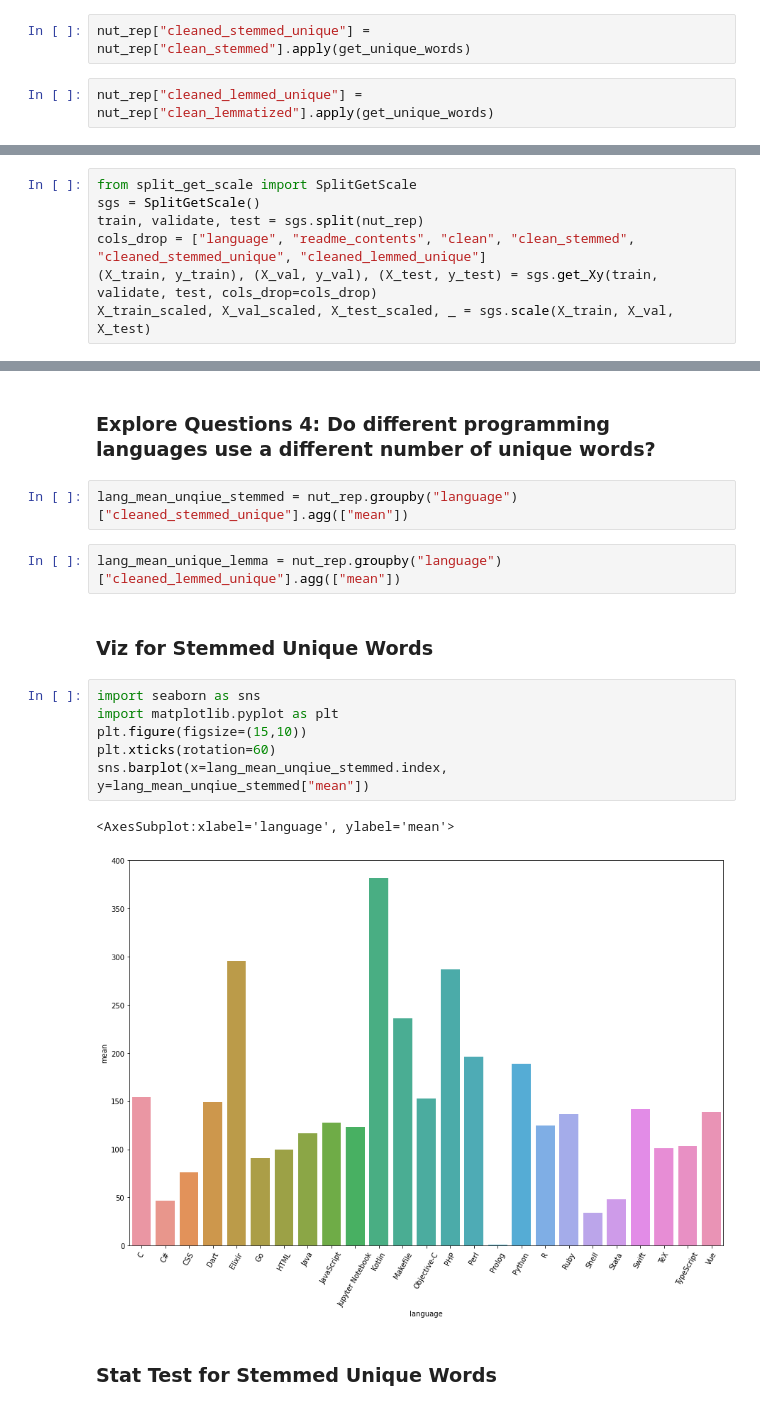
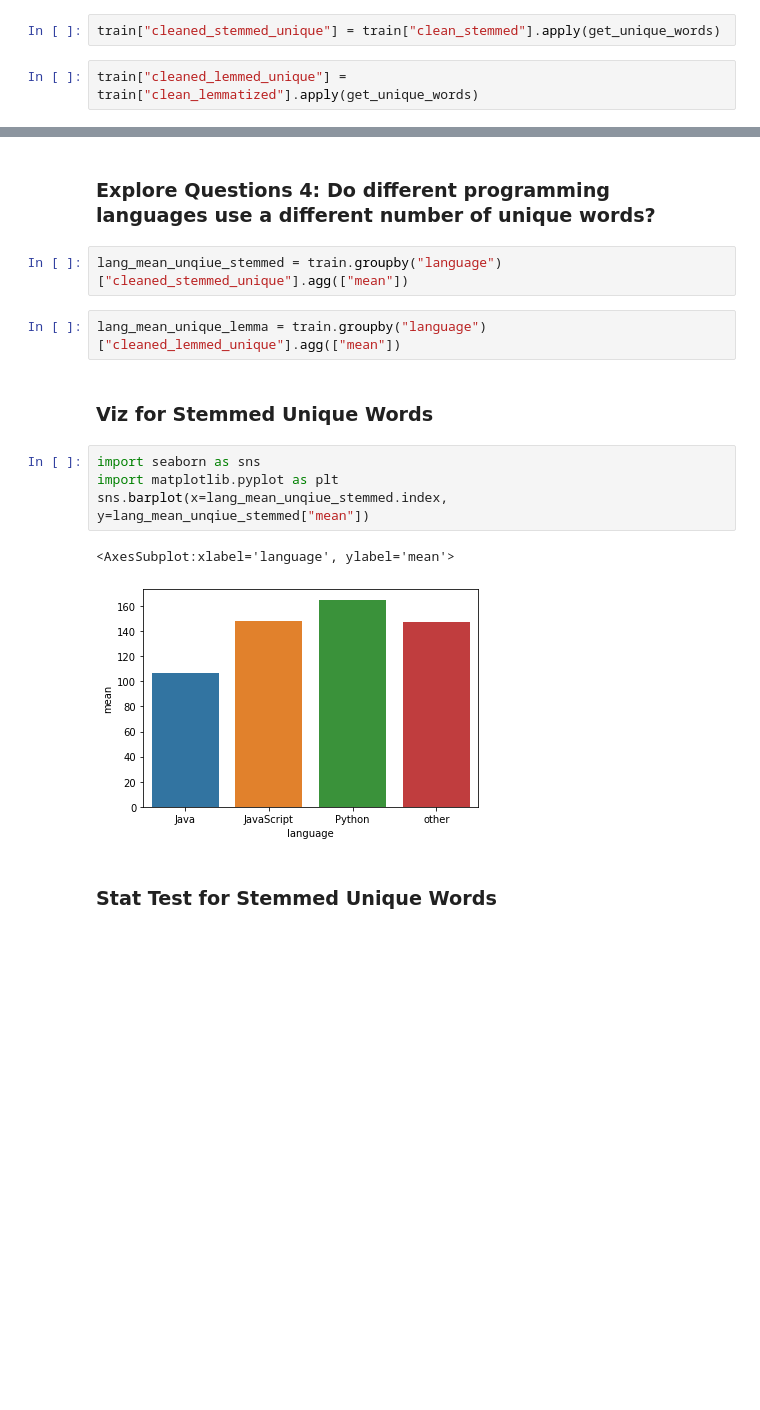
Before and after one commit to Christian-Kristine-Kan-Scott/nlp_project, a Jupyter notebook: scotts_notebook.ipynb, the cells around one changed output, grey strips where cells are left out. Cells and saved outputs as stored; diff of their text form; blank space fills up the shorter version.

```diff
--- a/scotts_notebook.ipynb
+++ b/scotts_notebook.ipynb
@@ -76,6 +90,6 @@ def get_unique_words(string):
     num_unique_words = len(set(string.split()))
     return num_unique_words
 # %%
-nut_rep["cleaned_stemmed_unique"] = nut_rep["clean_stemmed"].apply(get_unique_words)
+train["cleaned_stemmed_unique"] = train["clean_stemmed"].apply(get_unique_words)
 # %%
-nut_rep["cleaned_lemmed_unique"] = nut_rep["clean_lemmatized"].apply(get_unique_words)
+train["cleaned_lemmed_unique"] = train["clean_lemmatized"].apply(get_unique_words)
@@ -107,7 +102,0 @@ nut_rep
-# %%
-from split_get_scale import SplitGetScale
-sgs = SplitGetScale()
-train, validate, test = sgs.split(nut_rep)
-cols_drop = ["language", "readme_contents", "clean", "clean_stemmed", "cleaned_stemmed_unique", "cleaned_lemmed_unique"]
-(X_train, y_train), (X_val, y_val), (X_test, y_test) = sgs.get_Xy(train, validate, test, cols_drop=cols_drop)
-X_train_scaled, X_val_scaled, X_test_scaled, _ = sgs.scale(X_train, X_val, X_test)
@@ -125,19 +112,17 @@ ValueError: could not convert string to float: 'foodscanner free open food analy
 # %% [markdown]
 ### Explore Questions 4: Do different programming languages use a different number of unique words?
 # %%
-lang_mean_unqiue_stemmed = nut_rep.groupby("language")["cleaned_stemmed_unique"].agg(["mean"])
+lang_mean_unqiue_stemmed = train.groupby("language")["cleaned_stemmed_unique"].agg(["mean"])
 # %%
-lang_mean_unique_lemma = nut_rep.groupby("language")["cleaned_lemmed_unique"].agg(["mean"])
+lang_mean_unique_lemma = train.groupby("language")["cleaned_lemmed_unique"].agg(["mean"])
 # %% [markdown]
 ### Viz for Stemmed Unique Words
 # %%
 import seaborn as sns
 import matplotlib.pyplot as plt
-plt.figure(figsize=(15,10))
-plt.xticks(rotation=60)
 sns.barplot(x=lang_mean_unqiue_stemmed.index, y=lang_mean_unqiue_stemmed["mean"])
 # %% [output]
 <AxesSubplot:xlabel='language', ylabel='mean'>
-[figure, old version]
+[figure, new version]
 # %% [markdown]
 ### Stat Test for Stemmed Unique Words
```
Also changed, not shown: parts of 21 cells of this notebook, 2 other files.
